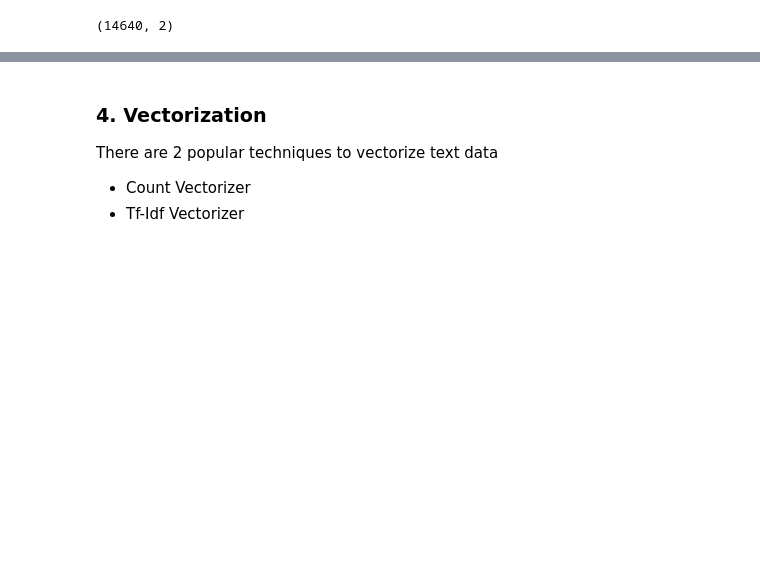
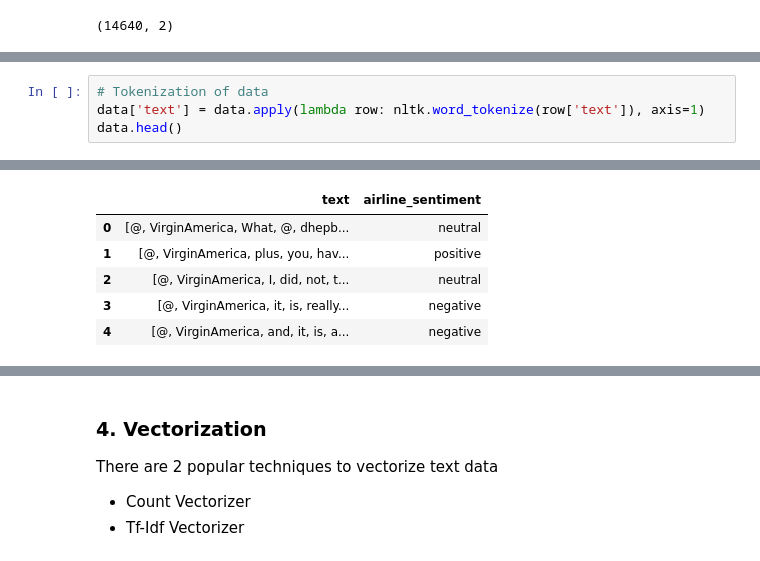
Before and after one commit to nguyenmaukhoa/Introduction-to-NLP, a Jupyter notebook: Project - Twitter US Airline Sentiment.ipynb, the cells around one changed output, grey strips where cells are left out. Drawn from its saved outputs; the diff is of its cells as text; blank space fills up the shorter version.

```diff
--- a/Project - Twitter US Airline Sentiment.ipynb
+++ b/Project - Twitter US Airline Sentiment.ipynb
@@ -89,0 +163,5 @@ data['text'] = data
+# %%
+# Tokenization of data
+data['text'] = data.apply(lambda row: nltk.word_tokenize(row['text']), axis=1)
+data.head()
+# %% [output]
@@ -89,0 +170,6 @@ data['text'] = data
+|  | text | airline_sentiment |
+| 0 | [@, VirginAmerica, What, @, dhepb... | neutral |
+| 1 | [@, VirginAmerica, plus, you, hav... | positive |
+| 2 | [@, VirginAmerica, I, did, not, t... | neutral |
+| 3 | [@, VirginAmerica, it, is, really... | negative |
+| 4 | [@, VirginAmerica, and, it, is, a... | negative |
```
Also changed, not shown: parts of 19 cells of this notebook.
